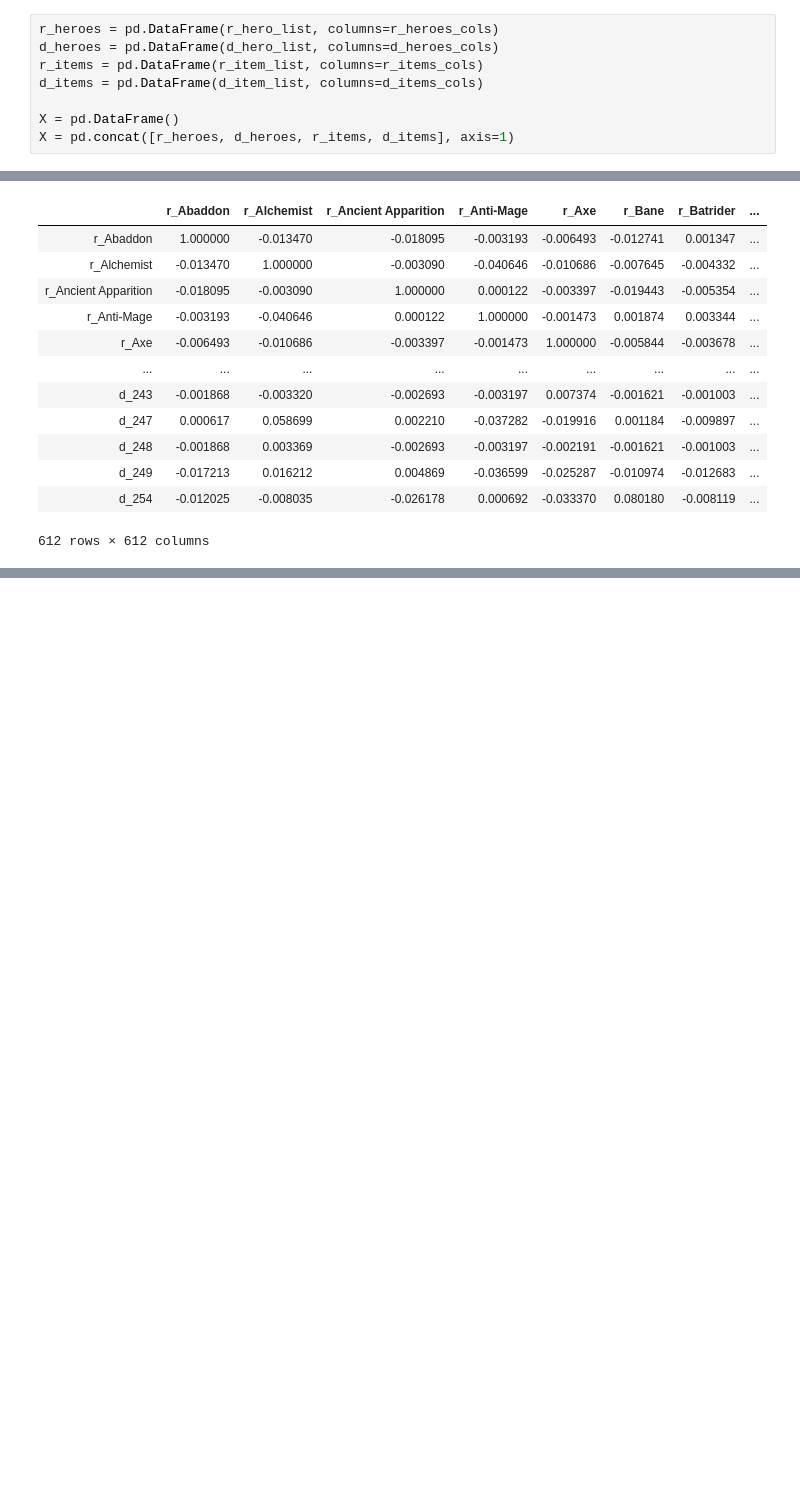
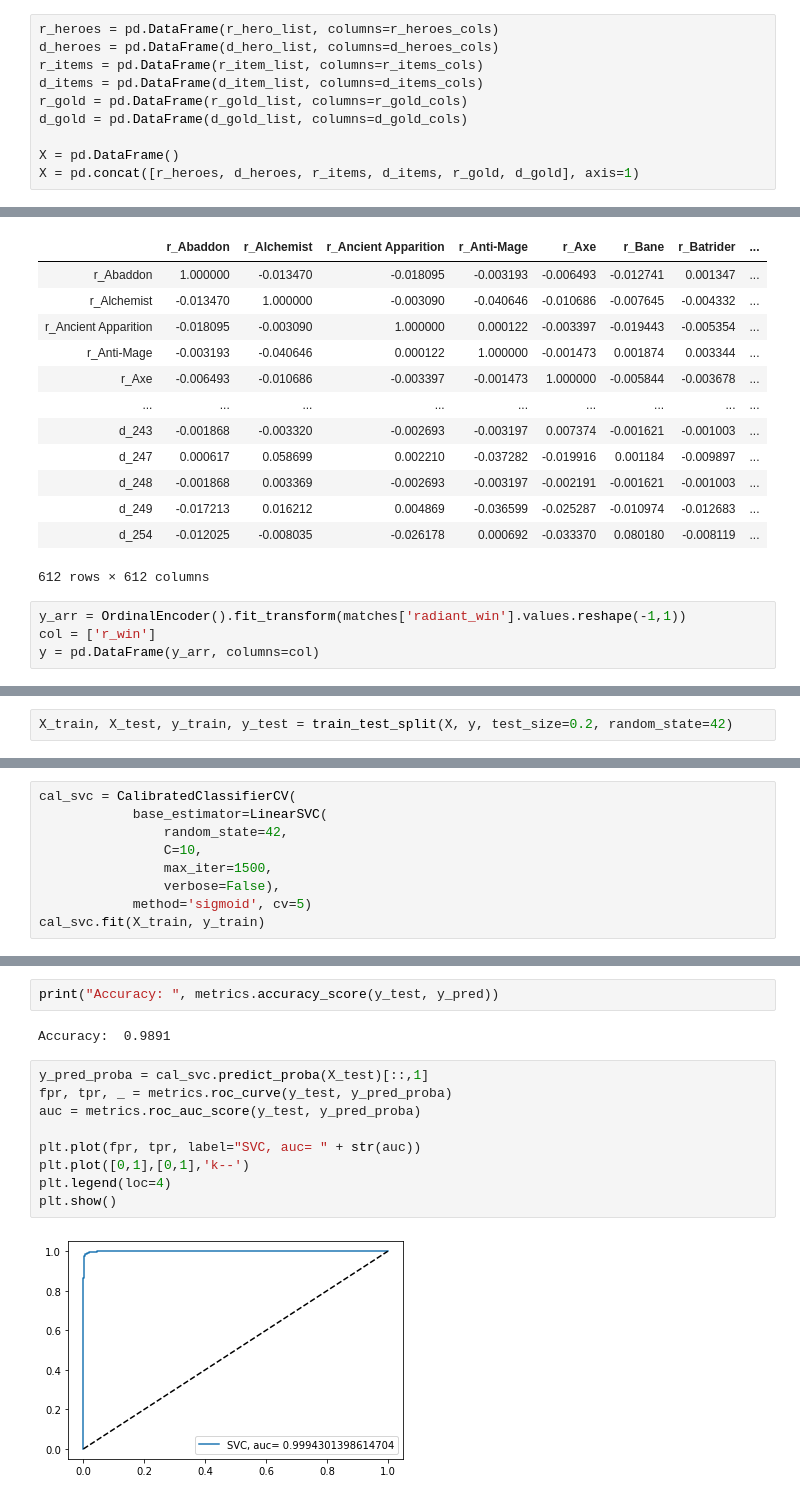
Before and after one commit to raymondng76/PRS-PSUPR-2019-08-13-IS1FT-CA1, a Jupyter notebook: code/CA1_DOTA2.ipynb, the cells around one changed output, grey strips where cells are left out. Cells and saved outputs as stored; diff of their text form; blank space fills up the shorter version.

```diff
--- a/code/CA1_DOTA2.ipynb
+++ b/code/CA1_DOTA2.ipynb
@@ -150,7 +188,9 @@ r_heroes = pd.DataFrame(r_hero_list, columns=r_heroes_cols)
 d_heroes = pd.DataFrame(d_hero_list, columns=d_heroes_cols)
 r_items = pd.DataFrame(r_item_list, columns=r_items_cols)
 d_items = pd.DataFrame(d_item_list, columns=d_items_cols)
+r_gold = pd.DataFrame(r_gold_list, columns=r_gold_cols)
+d_gold = pd.DataFrame(d_gold_list, columns=d_gold_cols)
 
 X = pd.DataFrame()
-X = pd.concat([r_heroes, d_heroes, r_items, d_items], axis=1)
+X = pd.concat([r_heroes, d_heroes, r_items, d_items, r_gold, d_gold], axis=1)
 # %%
@@ -200,3 +234,7 @@ X.corr()
 | d_249 | -0.017213 | 0.016212 | 0.004869 | -0.036599 | -0.025287 | -0.010974 | -0.012683 | ... |
 | d_254 | -0.012025 | -0.008035 | -0.026178 | 0.000692 | -0.033370 | 0.080180 | -0.008119 | ... |
 612 rows × 612 columns
+# %%
+y_arr = OrdinalEncoder().fit_transform(matches['radiant_win'].values.reshape(-1,1))
+col = ['r_win']
+y = pd.DataFrame(y_arr, columns=col)
@@ -202,0 +248,2 @@ X.corr()
+# %%
+X_train, X_test, y_train, y_test = train_test_split(X, y, test_size=0.2, random_state=42)
@@ -202,0 +252,9 @@ X.corr()
+# %%
+cal_svc = CalibratedClassifierCV(
+            base_estimator=LinearSVC(
+                random_state=42,
+                C=10,
+                max_iter=1500,
+                verbose=False),
+            method='sigmoid', cv=5)
+cal_svc.fit(X_train, y_train)
@@ -202,0 +286,15 @@ X.corr()
+# %%
+print("Accuracy: ", metrics.accuracy_score(y_test, y_pred))
+# %% [output]
+Accuracy:  0.9891
+# %%
+y_pred_proba = cal_svc.predict_proba(X_test)[::,1]
+fpr, tpr, _ = metrics.roc_curve(y_test, y_pred_proba)
+auc = metrics.roc_auc_score(y_test, y_pred_proba)
+
+plt.plot(fpr, tpr, label="SVC, auc= " + str(auc))
+plt.plot([0,1],[0,1],'k--')
+plt.legend(loc=4)
+plt.show()
+# %% [output]
+[figure, added]
```
Also changed, not shown: parts of 14 cells of this notebook.
